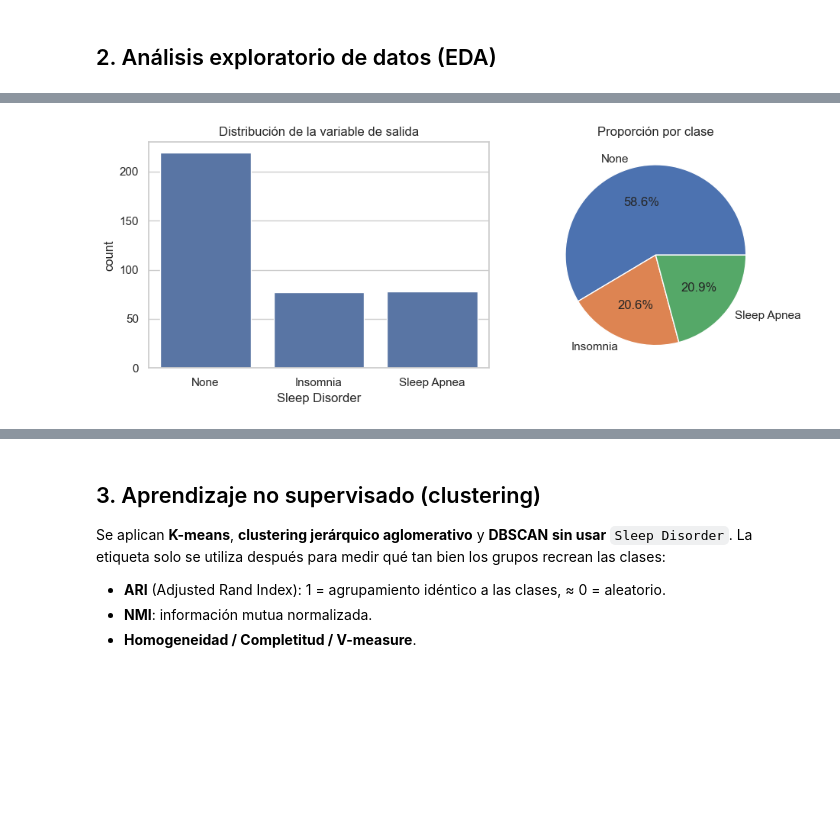
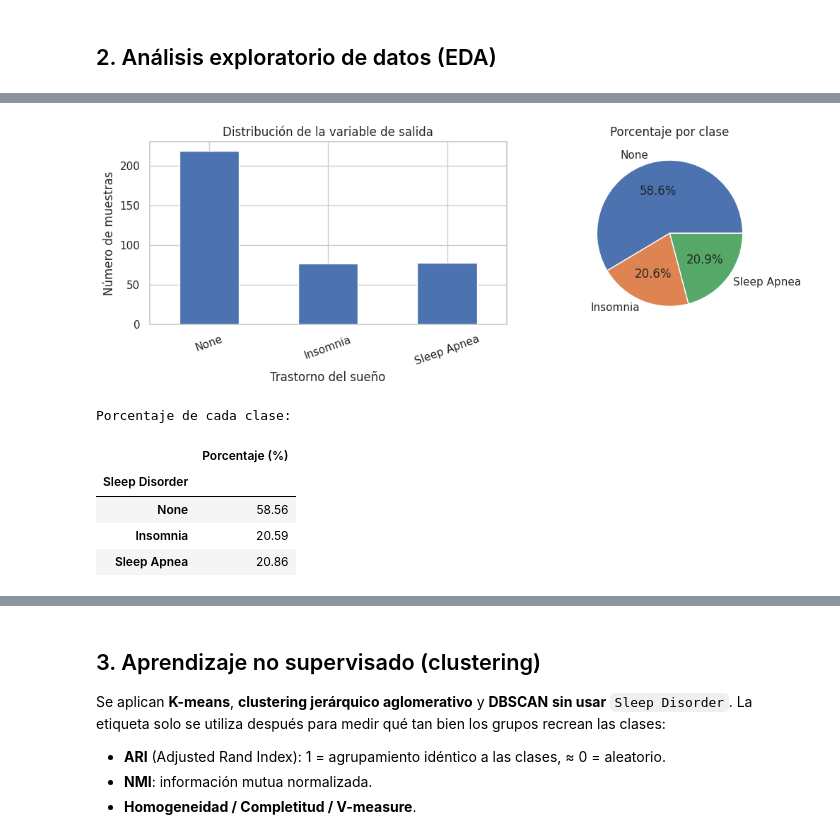
Before and after one commit to INNOX20/Proyecto-3-del-curso, a Jupyter notebook: Proyecto3_Sleep_Health.ipynb, the cells around one changed output, grey strips where cells are left out. Saved outputs shown, nothing was run; the diff lists cells and outputs as text; code cells hidden in the pictures; blank space fills up the shorter version.

```diff
--- a/Proyecto3_Sleep_Health.ipynb
+++ b/Proyecto3_Sleep_Health.ipynb
@@ -149,9 +231,8 @@ rangos
 # %%
-# Variables categóricas y variable de salida
+# Distribución de todas las variables categóricas originales.
 cat_cols = ["Gender", "Occupation", "BMI Category", "Blood Pressure", "Sleep Disorder"]
-for c in ["Gender", "BMI Category", "Sleep Disorder"]:
+for c in cat_cols:
     print(f"--- {c} ---")
-    print(df[c].value_counts(), "\n")
-print("Ocupaciones:\n", df["Occupation"].value_counts())
+    display(df[c].value_counts(dropna=False).rename_axis(c).to_frame("Frecuencia"))
 # %% [output]
 --- Gender ---
@@ -174,14 +289,28 @@ Name: count, dtype: int64
 # %%
-# Distribución de la variable de salida
-fig, ax = plt.subplots(1, 2, figsize=(10, 4))
-orden = ["None", "Insomnia", "Sleep Apnea"]
-sns.countplot(data=df, x="Sleep Disorder", order=orden, ax=ax[0])
+# Distribución de la variable de salida: conteos y porcentajes.
+orden = [c for c in ["None", "Insomnia", "Sleep Apnea"] if c in set(df["Sleep Disorder"])]
+conteos = df["Sleep Disorder"].value_counts().reindex(orden, fill_value=0)
+porcentajes = df["Sleep Disorder"].value_counts(normalize=True).reindex(orden, fill_value=0) * 100
+fig, ax = plt.subplots(1, 2, figsize=(11, 4))
+conteos.plot(kind="bar", ax=ax[0])
 ax[0].set_title("Distribución de la variable de salida")
-(df["Sleep Disorder"].value_counts(normalize=True)[orden] * 100).plot.pie(autopct="%.1f%%", ax=ax[1], ylabel="")
-ax[1].set_title("Proporción por clase")
-plt.tight_layout(); plt.show()
+ax[0].set_xlabel("Trastorno del sueño")
+ax[0].set_ylabel("Número de muestras")
+ax[0].tick_params(axis="x", rotation=20)
+porcentajes.plot.pie(autopct="%.1f%%", ax=ax[1], ylabel="")
+ax[1].set_title("Porcentaje por clase")
+plt.tight_layout()
+plt.show()
+print("Porcentaje de cada clase:")
+display(porcentajes.round(2).rename("Porcentaje (%)").to_frame())
 # %% [output]
-[figure, old version]
+[figure, new version]
+Porcentaje de cada clase:
+|  | Porcentaje (%) |
+| Sleep Disorder |  |
+| None | 58.56 |
+| Insomnia | 20.59 |
+| Sleep Apnea | 20.86 |
 # %%
 # Histogramas de variables numéricas
 df[num_cols].hist(bins=15, figsize=(14, 8), edgecolor="k")
```
Also changed, not shown: parts of 65 cells of this notebook.
